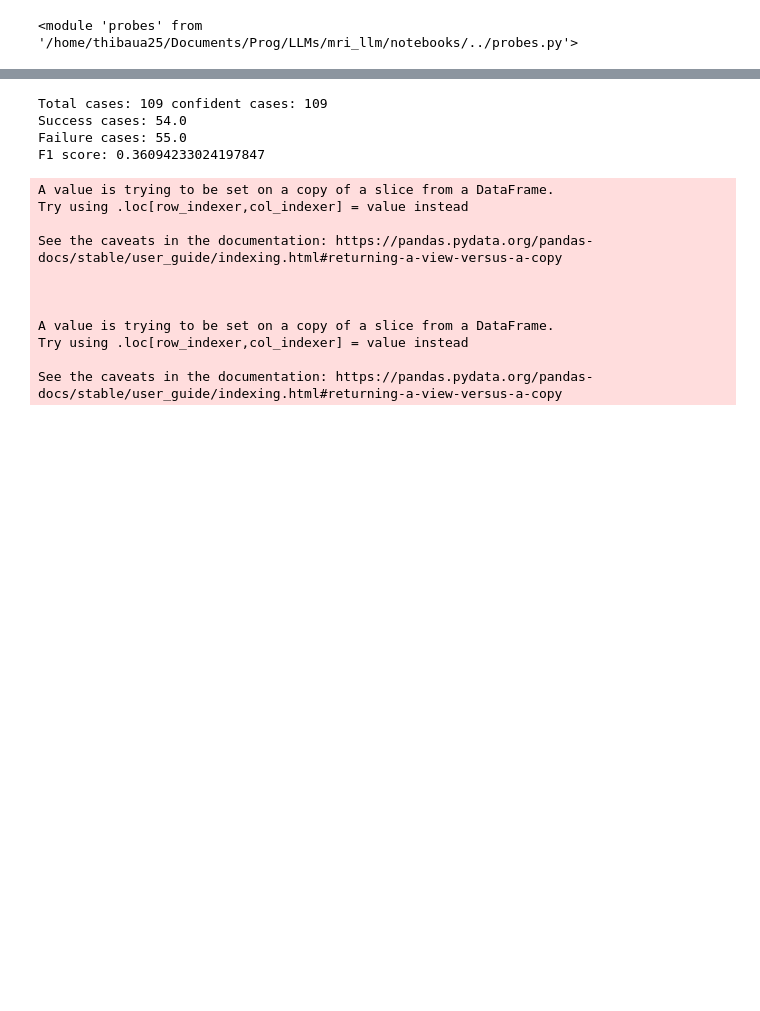
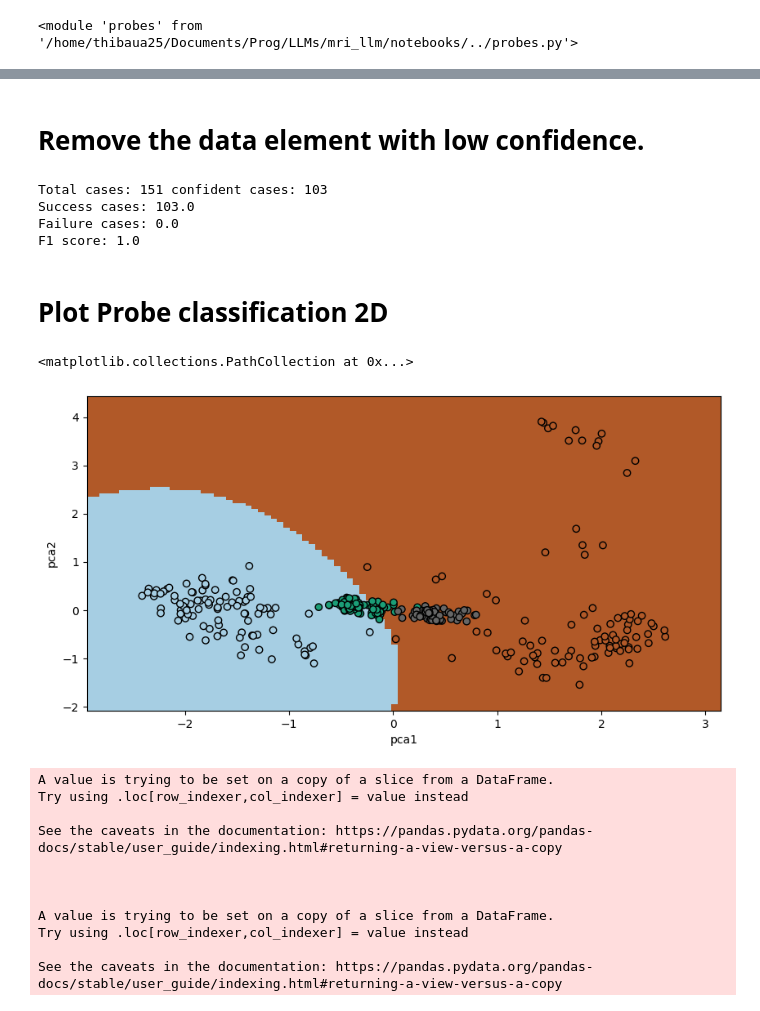
Before and after one commit to Thibaud-Ardoin/where-confabulation-lives, a Jupyter notebook: notebooks/exploring_act horizontal.ipynb, the cells around one changed output, grey strips where cells are left out. Drawn from its saved outputs; the diff is of its cells as text; code cells hidden in the pictures; blank space fills up the shorter version.

```diff
--- a/notebooks/exploring_act horizontal.ipynb
+++ b/notebooks/exploring_act horizontal.ipynb
@@ -393,7 +530,7 @@ reload(probes)
 <module 'probes' from '/home/thibaua25/Documents/Prog/LLMs/mri_llm/notebooks/../probes.py'>
 # %%
 # split data
-split_condition1 = df["data_type"]=="character"
+split_condition1 = df["data_type"]=="english_word"
 split_condition2 = df["output_length"] < 10
 train_df = df[split_condition1]
 eval_df = df[~split_condition1]
@@ -404,9 +541,16 @@ eval_df = df[~split_condition1]
 
 
 # format for training
-x = train_df[['pca1', 'pca2',  'pca3', 'pca4']].to_numpy()
+x = train_df[['pca1', 'pca2', 'pca3', 'pca4']].to_numpy()
+# x = train_df[['pca1', 'pca2']].to_numpy()
+# x = train_df[['pca1']].to_numpy()
 y = train_df['label'].to_numpy()
 y = y - np.min(y)
 
-# train probe
-p = probes.MMProbe.from_data(x, y)
+# train mean mass probe
+mmp = probes.MMProbe.from_data(x, y)
+
+# trian Linear separation
+from sklearn import svm
+reg = svm.SVC().fit(x, y)
+reg.score(x, y)
@@ -448,5 +618,7 @@ See the caveats in the documentation: https://pandas.pydata.org/pandas-docs/stab
+# %% [markdown]
+# Remove the data element with low confidence.
 # %%
-loggits = p(x_eval).cpu().numpy()
+loggits = mmp(x_eval).cpu().numpy()
 
 confidence = 0.5
 
@@ -454,16 +626,39 @@ confidence = 0.5
 confident_indices = np.where(np.abs(loggits - 0.5) > (0.5 - confidence/2))[0]
 # print(confident_indices)
 
-class_report = classification_report(y_eval[confident_indices], eval_df["prediction"].to_numpy()[confident_indices], output_dict=True)
+class_report = classification_report(y_eval[confident_indices], eval_df["MM_prediction"].to_numpy()[confident_indices], output_dict=True)
 print("Total cases:", len(y_eval), "confident cases:", len(y_eval[confident_indices]))
 print("Success cases:", class_report["accuracy"]*len(y_eval[confident_indices]))
 print("Failure cases:", (1 - class_report["accuracy"])*len(y_eval[confident_indices]))
 print("F1 score:", class_report['macro avg']['f1-score'])
 # %% [output]
-Total cases: 109 confident cases: 109
-Success cases: 54.0
-Failure cases: 55.0
-F1 score: 0.36094233024197847
+Total cases: 151 confident cases: 103
+Success cases: 103.0
+Failure cases: 0.0
+F1 score: 1.0
+# %% [markdown]
+# Plot Probe classification 2D
+# %%
+from sklearn.inspection import DecisionBoundaryDisplay
+
+_, ax = plt.subplots(figsize=(10, 5))
+DecisionBoundaryDisplay.from_estimator(
+    reg,
+    x,
+    cmap=plt.cm.Paired,
+    ax=ax,
+    response_method="predict",
+    plot_method="pcolormesh",
+    shading="auto",
+    xlabel="pca1",
+    ylabel="pca2",
+    eps=0.5,
+)
+plt.scatter(x[:, 0], x[:, 1], c=y, edgecolors="k", cmap=plt.cm.Paired)
+plt.scatter(x_eval[:, 0], x_eval[:, 1], c=y_eval, edgecolors="k", cmap=plt.cm.Dark2)
+# %% [output]
+<matplotlib.collections.PathCollection at 0x...>
+[figure, added]
 # %%
 eval_df["random_value"] = np.random.rand(len(eval_df))
 eval_df["label"] = eval_df["label"] #+ 1
```
Also changed, not shown: parts of 15 cells of this notebook, 4 other files.
